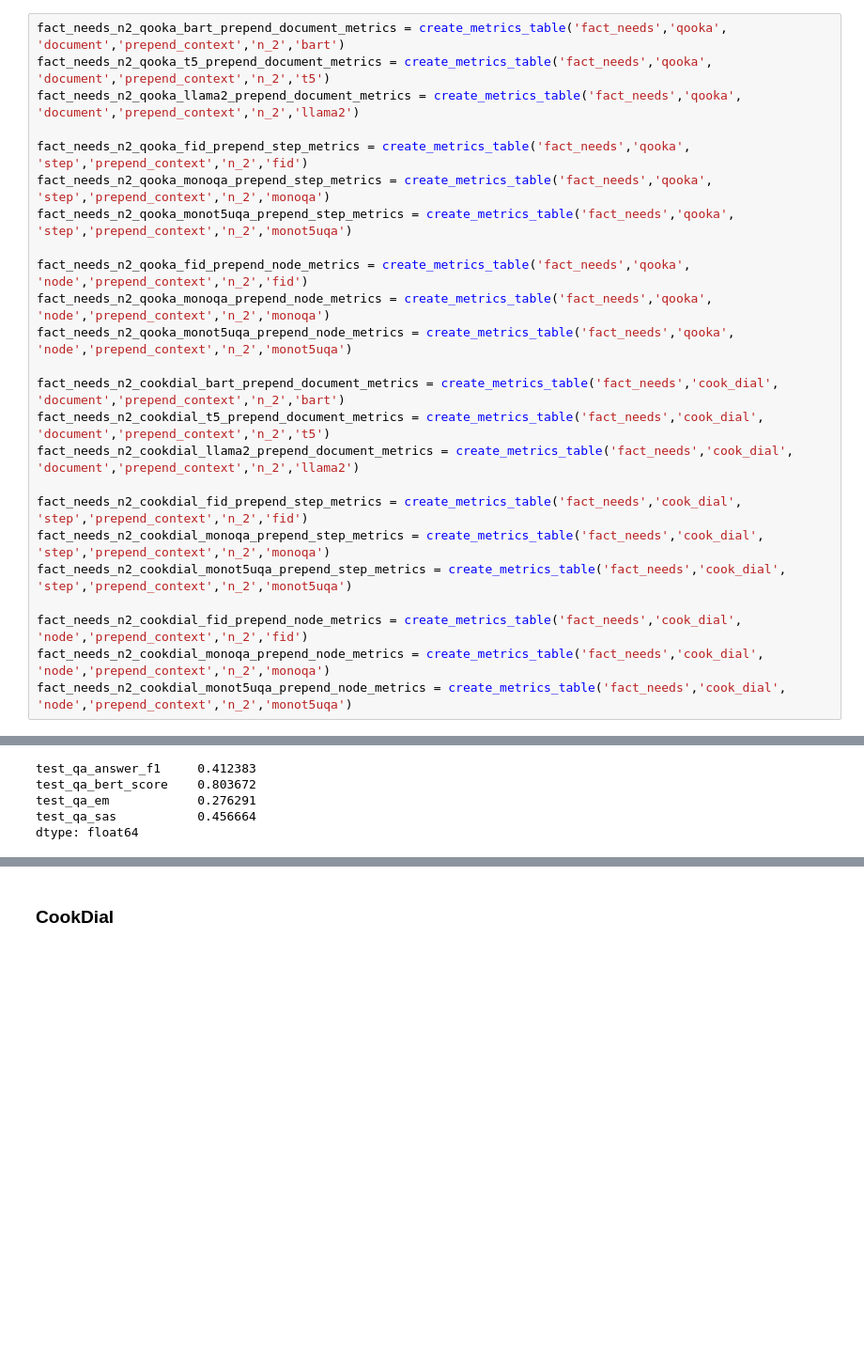
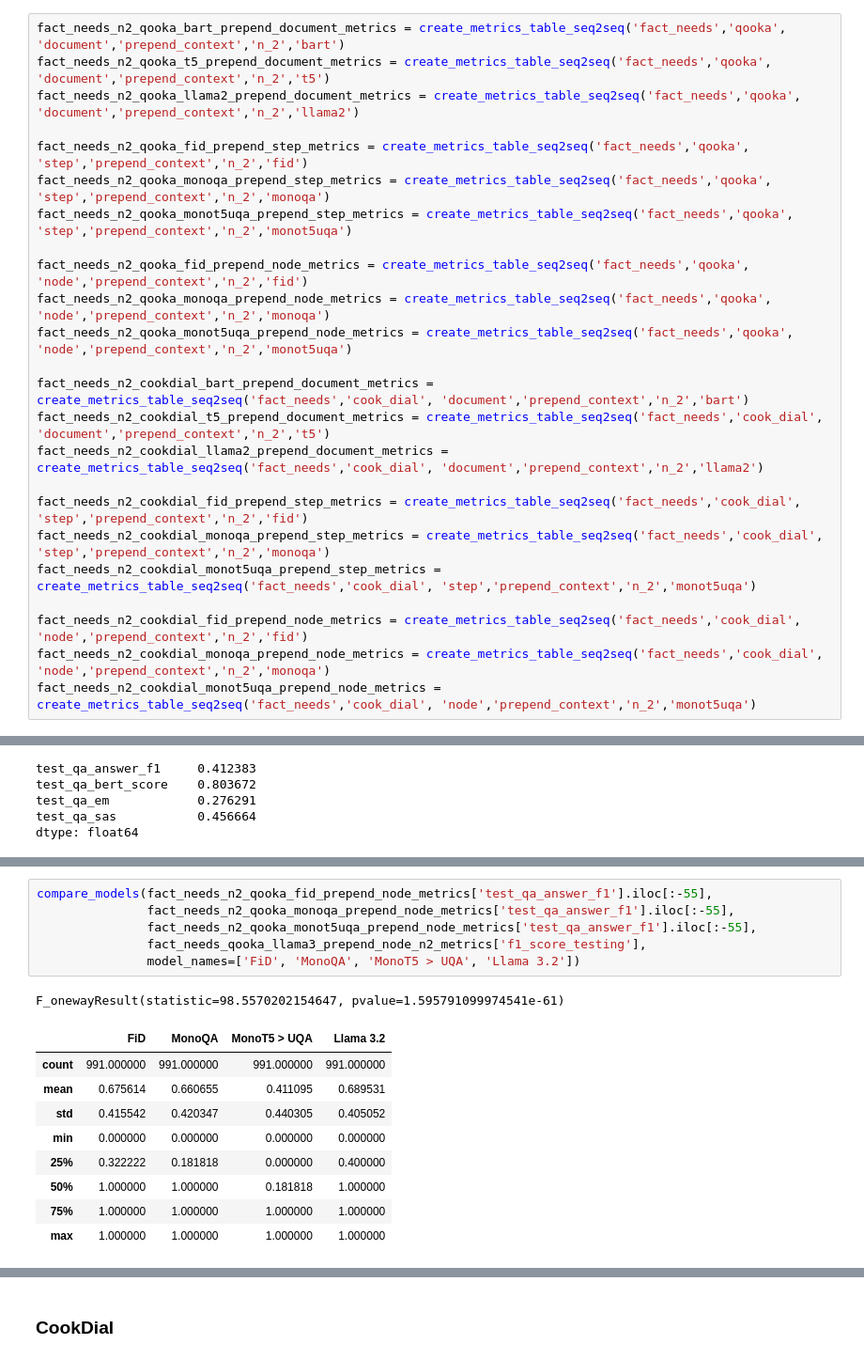
Before and after one commit to AlexFrummet/cooking-with-context, a Jupyter notebook: analyses/Metrics Evaluation.ipynb, the cells around one changed output, grey strips where cells are left out. Shown at 94% size. Saved outputs shown, nothing was run; the diff lists cells and outputs as text; blank space fills up the shorter version.

```diff
--- a/analyses/Metrics Evaluation.ipynb
+++ b/analyses/Metrics Evaluation.ipynb
@@ -2878,29 +2973,29 @@ len(cookdial_dataset)
 # %% [markdown]
 ## Determening best model using BART, monoT5 > UQA, Llama 2
 # %%
-fact_needs_n2_qooka_bart_prepend_document_metrics = create_metrics_table('fact_needs','qooka', 'document','prepend_context','n_2','bart')
-fact_needs_n2_qooka_t5_prepend_document_metrics = create_metrics_table('fact_needs','qooka', 'document','prepend_context','n_2','t5')
-fact_needs_n2_qooka_llama2_prepend_document_metrics = create_metrics_table('fact_needs','qooka', 'document','prepend_context','n_2','llama2')
+fact_needs_n2_qooka_bart_prepend_document_metrics = create_metrics_table_seq2seq('fact_needs','qooka', 'document','prepend_context','n_2','bart')
+fact_needs_n2_qooka_t5_prepend_document_metrics = create_metrics_table_seq2seq('fact_needs','qooka', 'document','prepend_context','n_2','t5')
+fact_needs_n2_qooka_llama2_prepend_document_metrics = create_metrics_table_seq2seq('fact_needs','qooka', 'document','prepend_context','n_2','llama2')
 
-fact_needs_n2_qooka_fid_prepend_step_metrics = create_metrics_table('fact_needs','qooka', 'step','prepend_context','n_2','fid')
-fact_needs_n2_qooka_monoqa_prepend_step_metrics = create_metrics_table('fact_needs','qooka', 'step','prepend_context','n_2','monoqa')
-fact_needs_n2_qooka_monot5uqa_prepend_step_metrics = create_metrics_table('fact_needs','qooka', 'step','prepend_context','n_2','monot5uqa')
+fact_needs_n2_qooka_fid_prepend_step_metrics = create_metrics_table_seq2seq('fact_needs','qooka', 'step','prepend_context','n_2','fid')
+fact_needs_n2_qooka_monoqa_prepend_step_metrics = create_metrics_table_seq2seq('fact_needs','qooka', 'step','prepend_context','n_2','monoqa')
+fact_needs_n2_qooka_monot5uqa_prepend_step_metrics = create_metrics_table_seq2seq('fact_needs','qooka', 'step','prepend_context','n_2','monot5uqa')
 
-fact_needs_n2_qooka_fid_prepend_node_metrics = create_metrics_table('fact_needs','qooka', 'node','prepend_context','n_2','fid')
-fact_needs_n2_qooka_monoqa_prepend_node_metrics = create_metrics_table('fact_needs','qooka', 'node','prepend_context','n_2','monoqa')
-fact_needs_n2_qooka_monot5uqa_prepend_node_metrics = create_metrics_table('fact_needs','qooka', 'node','prepend_context','n_2','monot5uqa')
+fact_needs_n2_qooka_fid_prepend_node_metrics = create_metrics_table_seq2seq('fact_needs','qooka', 'node','prepend_context','n_2','fid')
+fact_needs_n2_qooka_monoqa_prepend_node_metrics = create_metrics_table_seq2seq('fact_needs','qooka', 'node','prepend_context','n_2','monoqa')
+fact_needs_n2_qooka_monot5uqa_prepend_node_metrics = create_metrics_table_seq2seq('fact_needs','qooka', 'node','prepend_context','n_2','monot5uqa')
 
-fact_needs_n2_cookdial_bart_prepend_document_metrics = create_metrics_table('fact_needs','cook_dial', 'document','prepend_context','n_2','bart')
-fact_needs_n2_cookdial_t5_prepend_document_metrics = create_metrics_table('fact_needs','cook_dial', 'document','prepend_context','n_2','t5')
-fact_needs_n2_cookdial_llama2_prepend_document_metrics = create_metrics_table('fact_needs','cook_dial', 'document','prepend_context','n_2','llama2')
+fact_needs_n2_cookdial_bart_prepend_document_metrics = create_metrics_table_seq2seq('fact_needs','cook_dial', 'document','prepend_context','n_2','bart')
+fact_needs_n2_cookdial_t5_prepend_document_metrics = create_metrics_table_seq2seq('fact_needs','cook_dial', 'document','prepend_context','n_2','t5')
+fact_needs_n2_cookdial_llama2_prepend_document_metrics = create_metrics_table_seq2seq('fact_needs','cook_dial', 'document','prepend_context','n_2','llama2')
 
-fact_needs_n2_cookdial_fid_prepend_step_metrics = create_metrics_table('fact_needs','cook_dial', 'step','prepend_context','n_2','fid')
-fact_needs_n2_cookdial_monoqa_prepend_step_metrics = create_metrics_table('fact_needs','cook_dial', 'step','prepend_context','n_2','monoqa')
-fact_needs_n2_cookdial_monot5uqa_prepend_step_metrics = create_metrics_table('fact_needs','cook_dial', 'step','prepend_context','n_2','monot5uqa')
+fact_needs_n2_cookdial_fid_prepend_step_metrics = create_metrics_table_seq2seq('fact_needs','cook_dial', 'step','prepend_context','n_2','fid')
+fact_needs_n2_cookdial_monoqa_prepend_step_metrics = create_metrics_table_seq2seq('fact_needs','cook_dial', 'step','prepend_context','n_2','monoqa')
+fact_needs_n2_cookdial_monot5uqa_prepend_step_metrics = create_metrics_table_seq2seq('fact_needs','cook_dial', 'step','prepend_context','n_2','monot5uqa')
 
-fact_needs_n2_cookdial_fid_prepend_node_metrics = create_metrics_table('fact_needs','cook_dial', 'node','prepend_context','n_2','fid')
-fact_needs_n2_cookdial_monoqa_prepend_node_metrics = create_metrics_table('fact_needs','cook_dial', 'node','prepend_context','n_2','monoqa')
-fact_needs_n2_cookdial_monot5uqa_prepend_node_metrics = create_metrics_table('fact_needs','cook_dial', 'node','prepend_context','n_2','monot5uqa')
+fact_needs_n2_cookdial_fid_prepend_node_metrics = create_metrics_table_seq2seq('fact_needs','cook_dial', 'node','prepend_context','n_2','fid')
+fact_needs_n2_cookdial_monoqa_prepend_node_metrics = create_metrics_table_seq2seq('fact_needs','cook_dial', 'node','prepend_context','n_2','monoqa')
+fact_needs_n2_cookdial_monot5uqa_prepend_node_metrics = create_metrics_table_seq2seq('fact_needs','cook_dial', 'node','prepend_context','n_2','monot5uqa')
 # %% [markdown]
 ### QookA
 # %% [markdown]
@@ -3002,0 +3148,17 @@ dtype: float64
+# %%
+compare_models(fact_needs_n2_qooka_fid_prepend_node_metrics['test_qa_answer_f1'].iloc[:-55],
+               fact_needs_n2_qooka_monoqa_prepend_node_metrics['test_qa_answer_f1'].iloc[:-55],
+               fact_needs_n2_qooka_monot5uqa_prepend_node_metrics['test_qa_answer_f1'].iloc[:-55],
+               fact_needs_qooka_llama3_prepend_node_n2_metrics['f1_score_testing'],
+               model_names=['FiD', 'MonoQA', 'MonoT5 > UQA', 'Llama 3.2'])
+# %% [output]
+F_onewayResult(statistic=98.5570202154647, pvalue=1.595791099974541e-61)
+|  | FiD | MonoQA | MonoT5 > UQA | Llama 3.2 |
+| count | 991.000000 | 991.000000 | 991.000000 | 991.000000 |
+| mean | 0.675614 | 0.660655 | 0.411095 | 0.689531 |
+| std | 0.415542 | 0.420347 | 0.440305 | 0.405052 |
+| min | 0.000000 | 0.000000 | 0.000000 | 0.000000 |
+| 25% | 0.322222 | 0.181818 | 0.000000 | 0.400000 |
+| 50% | 1.000000 | 1.000000 | 0.181818 | 1.000000 |
+| 75% | 1.000000 | 1.000000 | 1.000000 | 1.000000 |
+| max | 1.000000 | 1.000000 | 1.000000 | 1.000000 |
```
Also changed, not shown: parts of 24 cells of this notebook, 2 other files.
